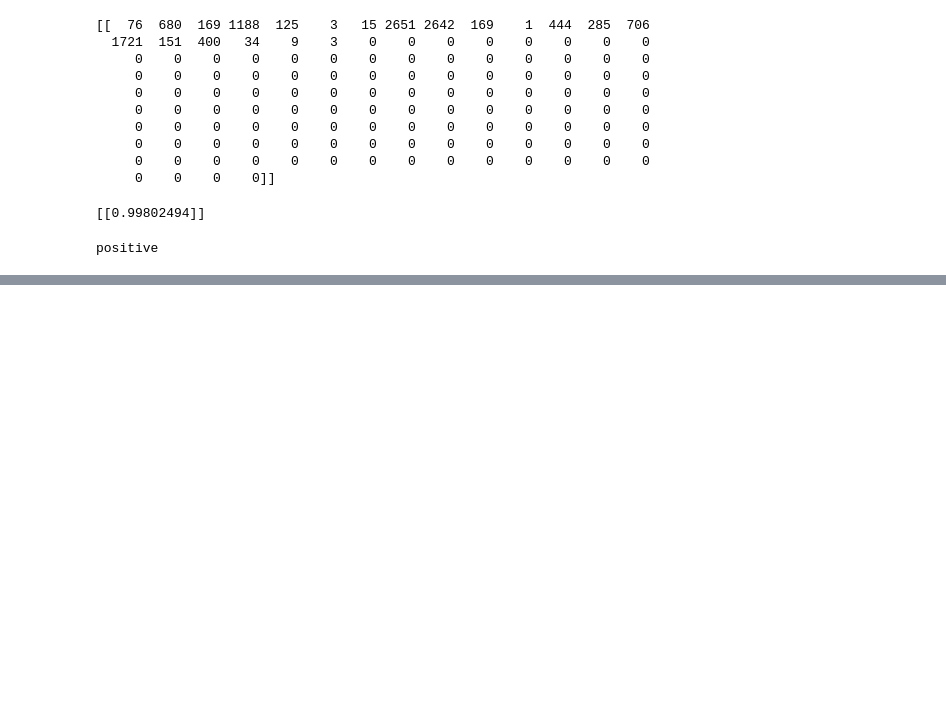
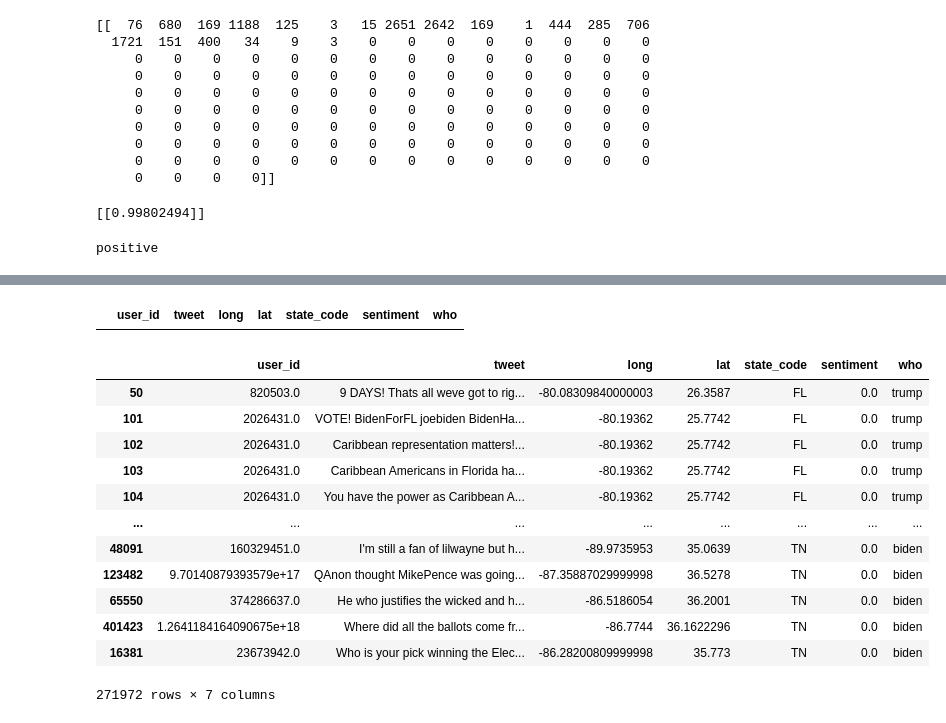
Before and after one commit to sydney-machine-learning/sentimentanalysis-USelections, a Jupyter notebook: LSTM.ipynb, the cells around one changed output, grey strips where cells are left out. Drawn from its saved outputs; the diff is of its cells as text; code cells hidden in the pictures; blank space fills up the shorter version.

```diff
--- a/LSTM.ipynb
+++ b/LSTM.ipynb
@@ -328,0 +357,42 @@ positive
+# %%
+biden_df = pd.read_csv('/content/drive/MyDrive/US_elections/cleaned_sample_100_biden.csv')
+trump_df = pd.read_csv('/content/drive/MyDrive/US_elections/cleaned_sample_100_trump.csv')
+# %%
+biden_df.loc[:,'who'] = 'biden'
+trump_df.loc[:,'who'] = 'trump'
+
+balance_data_df = pd.DataFrame(columns=trump_df.columns)
+balance_data_df
+# %% [output]
+|  | user_id | tweet | long | lat | state_code | sentiment | who |
+# %%
+states_list = set(biden_df['state_code']).union(set(trump_df['state_code'])) - set(['MP', 'GU', 'PR', 'VI', 'AS', 'UM', ])
+# %%
+for state in states_list:
+    trump_df_state = trump_df[trump_df['state_code']==state]
+    biden_df_state = biden_df[biden_df['state_code']==state]
+
+    n_sample = len(trump_df_state) if len(trump_df_state) < len(biden_df_state) else len(biden_df_state)
+
+    if len(trump_df_state) < len(biden_df_state):
+        balance_data_df = pd.concat([balance_data_df, trump_df_state])
+        balance_data_df = pd.concat([balance_data_df, biden_df_state.sample(len(trump_df_state))])
+    else:
+        balance_data_df = pd.concat([balance_data_df, biden_df_state])
+        balance_data_df = pd.concat([balance_data_df, trump_df_state.sample(len(biden_df_state))])
+# %%
+balance_data_df
+# %% [output]
+|  | user_id | tweet | long | lat | state_code | sentiment | who |
+| 50 | 820503.0 | 9 DAYS! Thats all weve got to rig... | -80.08309840000003 | 26.3587 | FL | 0.0 | trump |
+| 101 | 2026431.0 | VOTE! BidenForFL joebiden BidenHa... | -80.19362 | 25.7742 | FL | 0.0 | trump |
+| 102 | 2026431.0 | Caribbean representation matters!... | -80.19362 | 25.7742 | FL | 0.0 | trump |
+| 103 | 2026431.0 | Caribbean Americans in Florida ha... | -80.19362 | 25.7742 | FL | 0.0 | trump |
+| 104 | 2026431.0 | You have the power as Caribbean A... | -80.19362 | 25.7742 | FL | 0.0 | trump |
+| ... | ... | ... | ... | ... | ... | ... | ... |
+| 48091 | 160329451.0 | I'm still a fan of lilwayne but h... | -89.9735953 | 35.0639 | TN | 0.0 | biden |
+| 123482 | 9.70140879393579e+17 | QAnon thought MikePence was going... | -87.35887029999998 | 36.5278 | TN | 0.0 | biden |
+| 65550 | 374286637.0 | He who justifies the wicked and h... | -86.5186054 | 36.2001 | TN | 0.0 | biden |
+| 401423 | 1.2641184164090675e+18 | Where did all the ballots come fr... | -86.7744 | 36.1622296 | TN | 0.0 | biden |
+| 16381 | 23673942.0 | Who is your pick winning the Elec... | -86.28200809999998 | 35.773 | TN | 0.0 | biden |
+271972 rows × 7 columns
```
Also changed, not shown: parts of 16 cells of this notebook.
